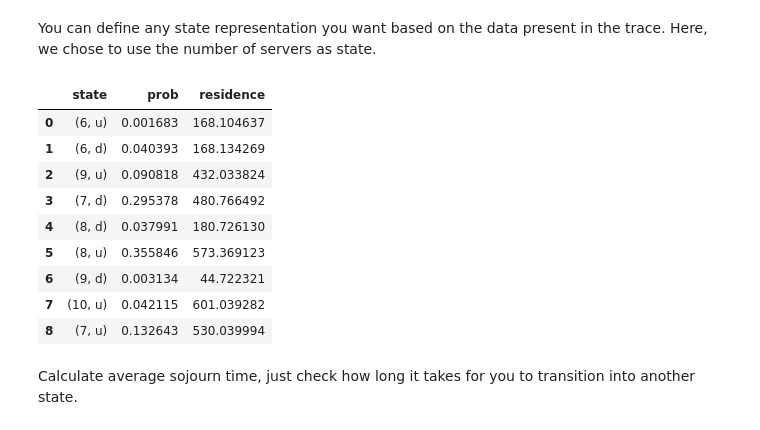
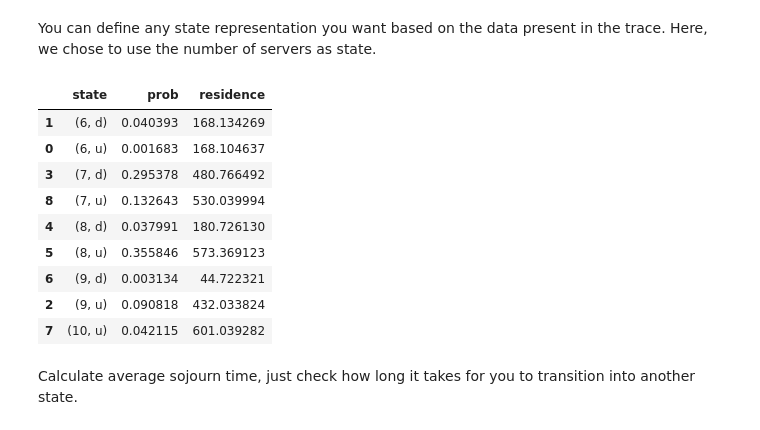
Before and after one commit to pacslab/simfaas, a Jupyter notebook: examples/02-state-distribution.ipynb, the cells around one changed output. Cells and saved outputs as stored; diff of their text form; code cells hidden in the pictures.

Commit message:
added sort for states

```diff
--- a/examples/02-state-distribution.ipynb
+++ b/examples/02-state-distribution.ipynb
@@ -33,37 +33,39 @@ Here, we chose to use the number of servers as state.
 # %%
 sim.calculate_time_lengths()
 
 # encode states
 hist_states = []
 for idx in range(len(sim.hist_server_count)):
     if sim.hist_server_count[idx] == 0:
         hist_states.append((0, 'd'))
     else:
         curr_server_count = sim.hist_server_count[idx]
         prev_server_count = sim.hist_server_count[idx-1]
         if curr_server_count > prev_server_count:
             hist_states.append((curr_server_count, 'u'))
         elif curr_server_count < prev_server_count:
             hist_states.append((curr_server_count, 'd'))
         else: # state hasn't changed
             hist_states.append(hist_states[-1])
 
 vals, probs = sim.calculate_time_average(hist_states, skip_init_time=100)
 # sim.print_time_average(vals, probs)
 residence_time_avgs = sim.get_average_residence_times(hist_states, skip_init_time=100)
 residence_time_list = [residence_time_avgs[s] for s in vals]
-pd.DataFrame(data = {'state': vals, 'prob': probs, 'residence': residence_time_list})
+df = pd.DataFrame(data = {'state': vals, 'prob': probs, 'residence': residence_time_list})
+df = df.sort_values(by='state')
+df
 # %% [output]
 |  | state | prob | residence |
+| 1 | (6, d) | 0.040393 | 168.134269 |
 | 0 | (6, u) | 0.001683 | 168.104637 |
-| 1 | (6, d) | 0.040393 | 168.134269 |
-| 2 | (9, u) | 0.090818 | 432.033824 |
 | 3 | (7, d) | 0.295378 | 480.766492 |
+| 8 | (7, u) | 0.132643 | 530.039994 |
 | 4 | (8, d) | 0.037991 | 180.726130 |
 | 5 | (8, u) | 0.355846 | 573.369123 |
 | 6 | (9, d) | 0.003134 | 44.722321 |
+| 2 | (9, u) | 0.090818 | 432.033824 |
 | 7 | (10, u) | 0.042115 | 601.039282 |
-| 8 | (7, u) | 0.132643 | 530.039994 |
 # %% [markdown]
 Calculate average sojourn time, just check how long it takes for you to transition into another state.
 # %% [markdown]
```
Also changed, not shown: parts of 1 cell of this notebook.
